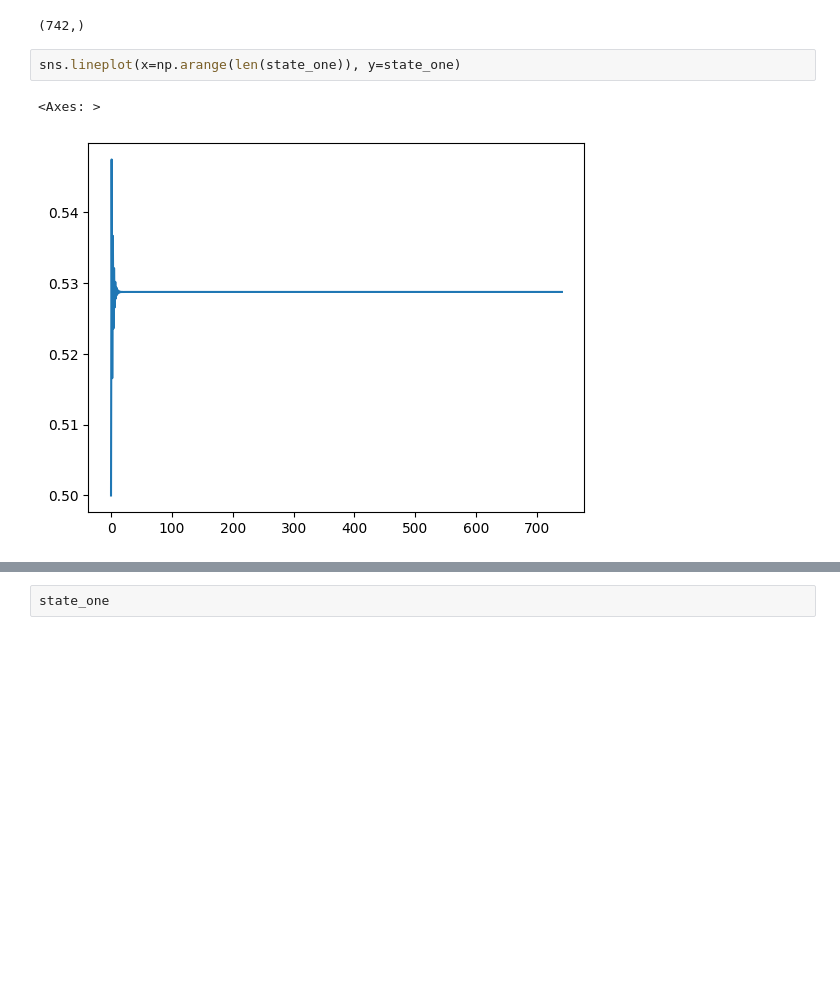
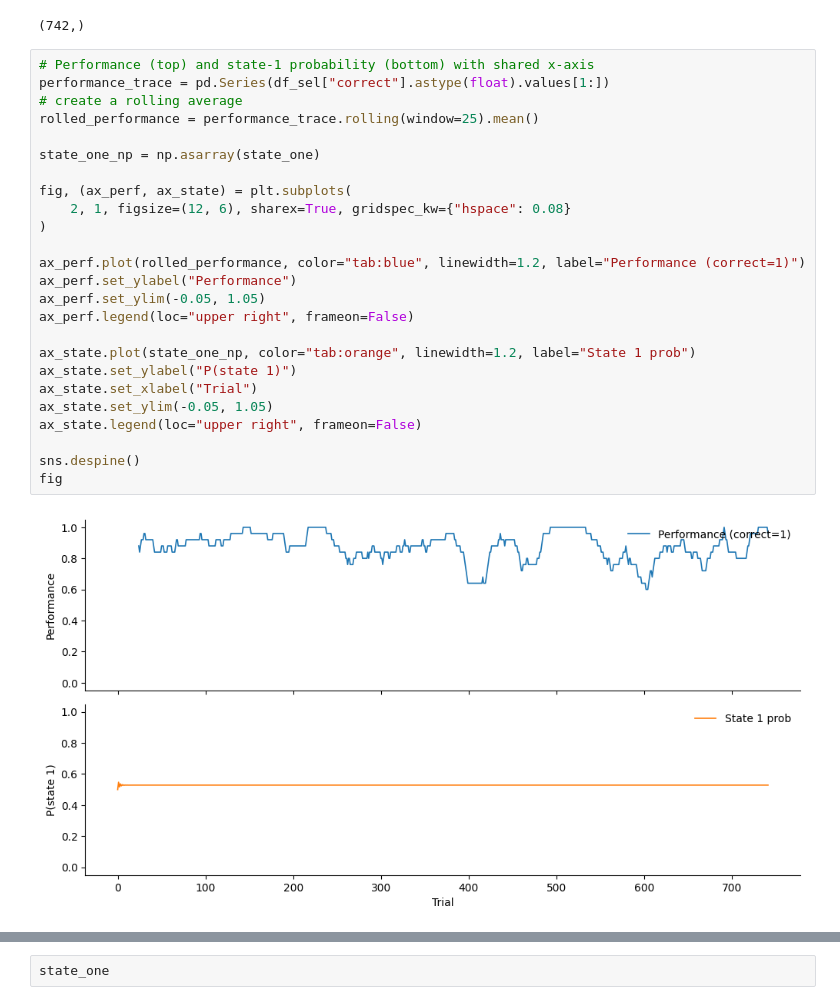
Before and after one commit to HernandoMV/glmhmm_playground, a Jupyter notebook: test.ipynb, the cells around one changed output, grey strips where cells are left out. Cells and saved outputs as stored; diff of their text form; blank space fills up the shorter version.

```diff
--- a/test.ipynb
+++ b/test.ipynb
@@ -139,7 +139,29 @@ state_one.shape
 # %% [output]
 (742,)
 # %%
-sns.lineplot(x=np.arange(len(state_one)), y=state_one)
+# Performance (top) and state-1 probability (bottom) with shared x-axis
+performance_trace = pd.Series(df_sel["correct"].astype(float).values[1:])
+# create a rolling average
+rolled_performance = performance_trace.rolling(window=25).mean()
+
+state_one_np = np.asarray(state_one)
+
+fig, (ax_perf, ax_state) = plt.subplots(
+    2, 1, figsize=(12, 6), sharex=True, gridspec_kw={"hspace": 0.08}
+)
+
+ax_perf.plot(rolled_performance, color="tab:blue", linewidth=1.2, label="Performance (correct=1)")
+ax_perf.set_ylabel("Performance")
+ax_perf.set_ylim(-0.05, 1.05)
+ax_perf.legend(loc="upper right", frameon=False)
+
+ax_state.plot(state_one_np, color="tab:orange", linewidth=1.2, label="State 1 prob")
+ax_state.set_ylabel("P(state 1)")
+ax_state.set_xlabel("Trial")
+ax_state.set_ylim(-0.05, 1.05)
+ax_state.legend(loc="upper right", frameon=False)
+
+sns.despine()
+fig
 # %% [output]
-<Axes: >
-[figure, old version]
+[figure, new version]
```
Also changed, not shown: parts of 1 cell of this notebook, 2 other files.
